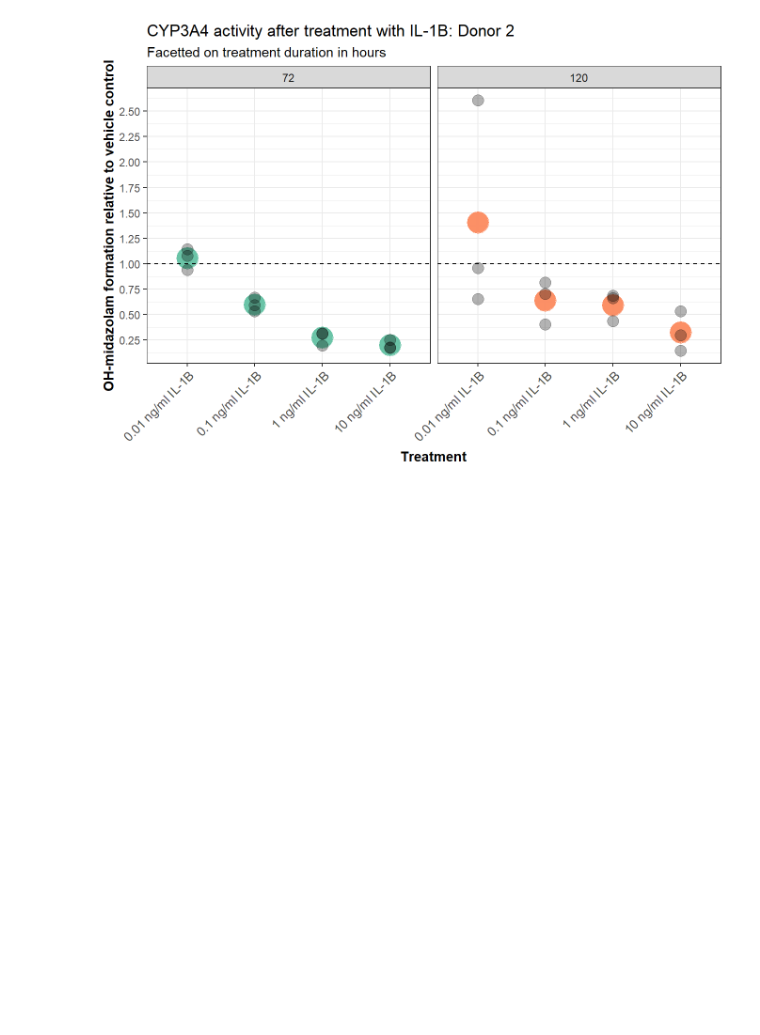
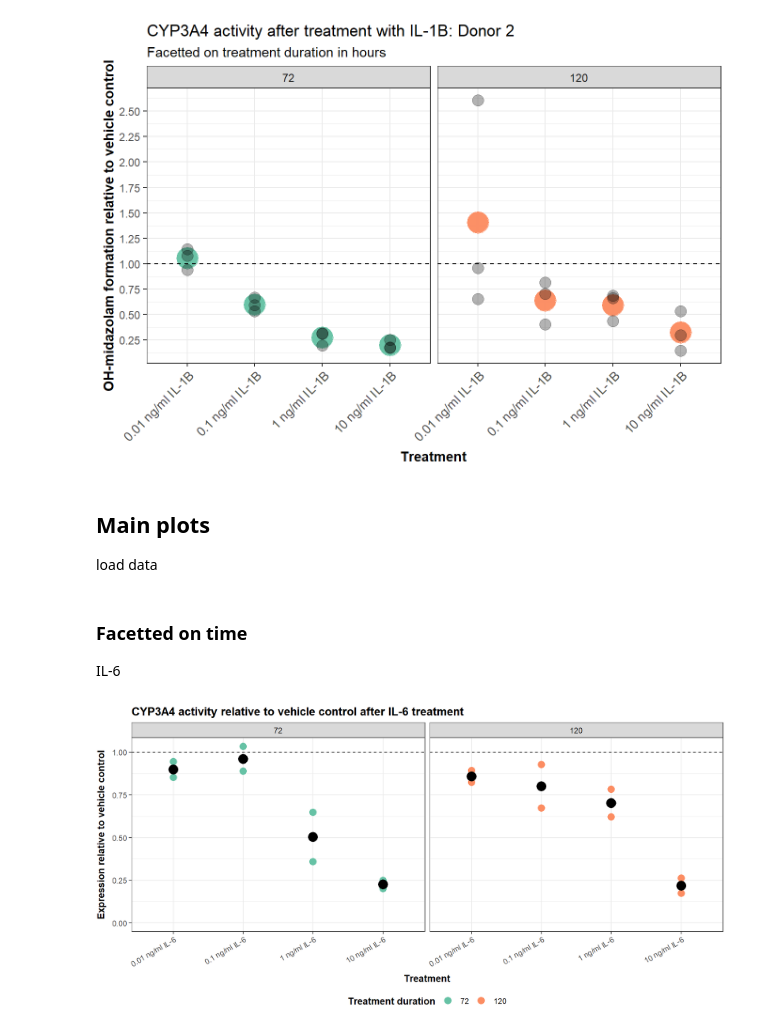
Before and after one commit to andreasludvig/manuscript, a Jupyter notebook: notebooks/LCMS/LCMS.embed.ipynb, the cells around one changed output. Drawn from its saved outputs; the diff is of its cells as text; code cells hidden in the pictures; blank space fills up the shorter version.

```diff
--- a/notebooks/LCMS/LCMS.embed.ipynb
+++ b/notebooks/LCMS/LCMS.embed.ipynb
@@ -344,3 +344,74 @@ act_3A4_IL_1B_AS0008
 #   )
 # %% [output]
 [figure]
+# %% [markdown]
+## Main plots
+
+load data
+# %%
+data <- readRDS(here("notebooks/LCMS/data_processed/final_data.rds"))
+# %%
+# Create groups/look up tables for subsetting data
+group_IL6 <- c(#"control",
+               #"medium",
+               "0.01 ng/ml IL-6",
+               "0.1 ng/ml IL-6",
+               "1 ng/ml IL-6",
+               "10 ng/ml IL-6"
+               )
+
+group_IL1B <- c(#"control",
+                #"medium",
+                "0.01 ng/ml IL-1B",
+                "0.1 ng/ml IL-1B",
+                "1 ng/ml IL-1B",
+                "10 ng/ml IL-1B"
+                )
+# %% [markdown]
+### Facetted on time
+
+IL-6
+# %%
+#| label: fig-act-cyp3A4-IL6
+#| fig-cap: "24 hour timepoints removed"
+#| fig-width: 10
+#| fig-height: 5
+
+plot_data_IL6 <- data[time_incubation == 0.5
+                      & treatment %in% group_IL6
+                      & time_treatment != 24]
+
+
+act_3A4_IL6 <- ggplot(data = plot_data_IL6) +
+  geom_point(
+    mapping = aes(x = treatment, y = mean_relative_amount, color = factor(time_treatment)),
+    size = 3.5
+  ) +
+  stat_summary(
+    fun = "mean",
+    geom = "point",
+    mapping = aes(x = treatment, y = mean_relative_amount),
+    size = 5
+  ) +
+  scale_color_brewer(palette = "Set2") +
+  facet_wrap(~ time_treatment, ) +
+  labs(title = "CYP3A4 activity relative to vehicle control after IL-6 treatment",
+       x = "Treatment",
+       y = "Expression relative to vehicle control",
+       color = "Treatment duration") +
+  scale_y_continuous(limits = c(0, NA)) +
+  theme_bw() +
+  theme(axis.text.x = element_text(angle = 30, hjust = 1),
+        axis.title.y = element_text(vjust = 3, face = "bold"),
+        axis.title.x = element_text(vjust = -1.5, face ="bold"),
+        plot.title = element_text(face = "bold"),
+        legend.title = element_text(face = "bold"),
+        legend.position = "bottom"
+     ) +
+  geom_hline(yintercept = 1, linetype = "dashed")
+
+
+
+act_3A4_IL6
+# %% [output]
+[figure, added]
```
Also changed, not shown: parts of 7 cells of this notebook, 18 other files.
